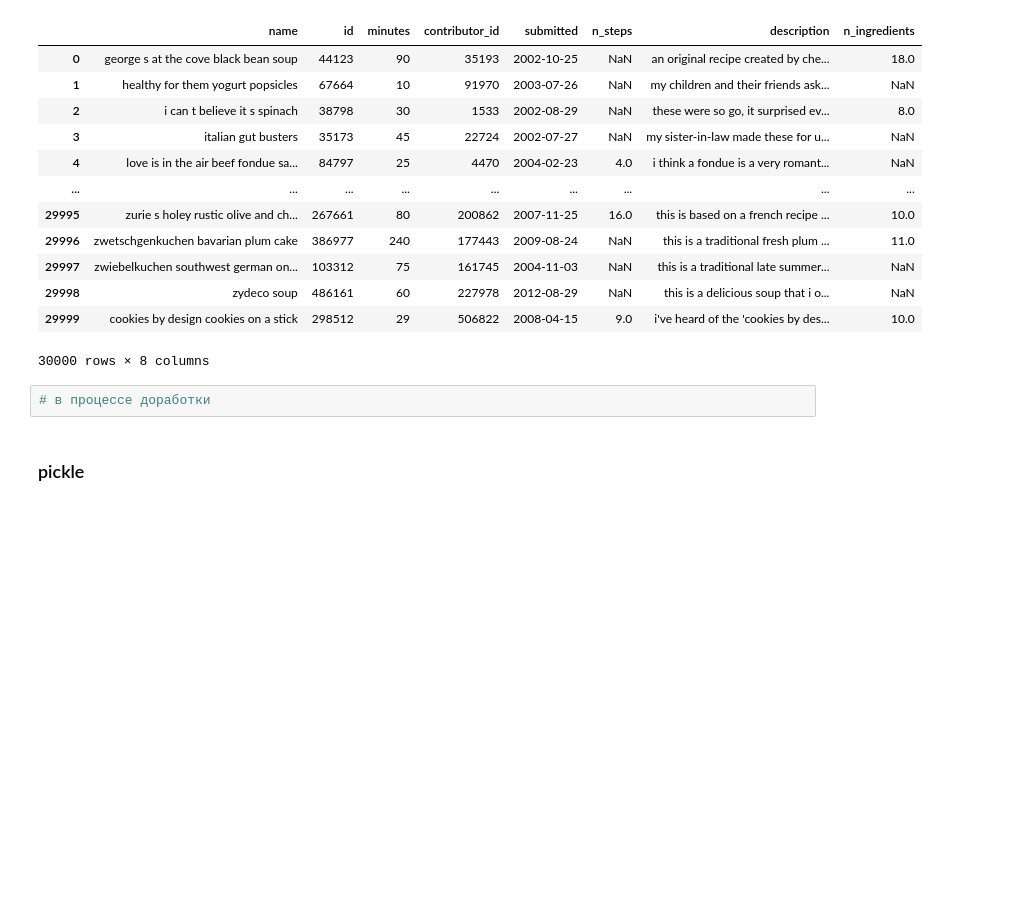
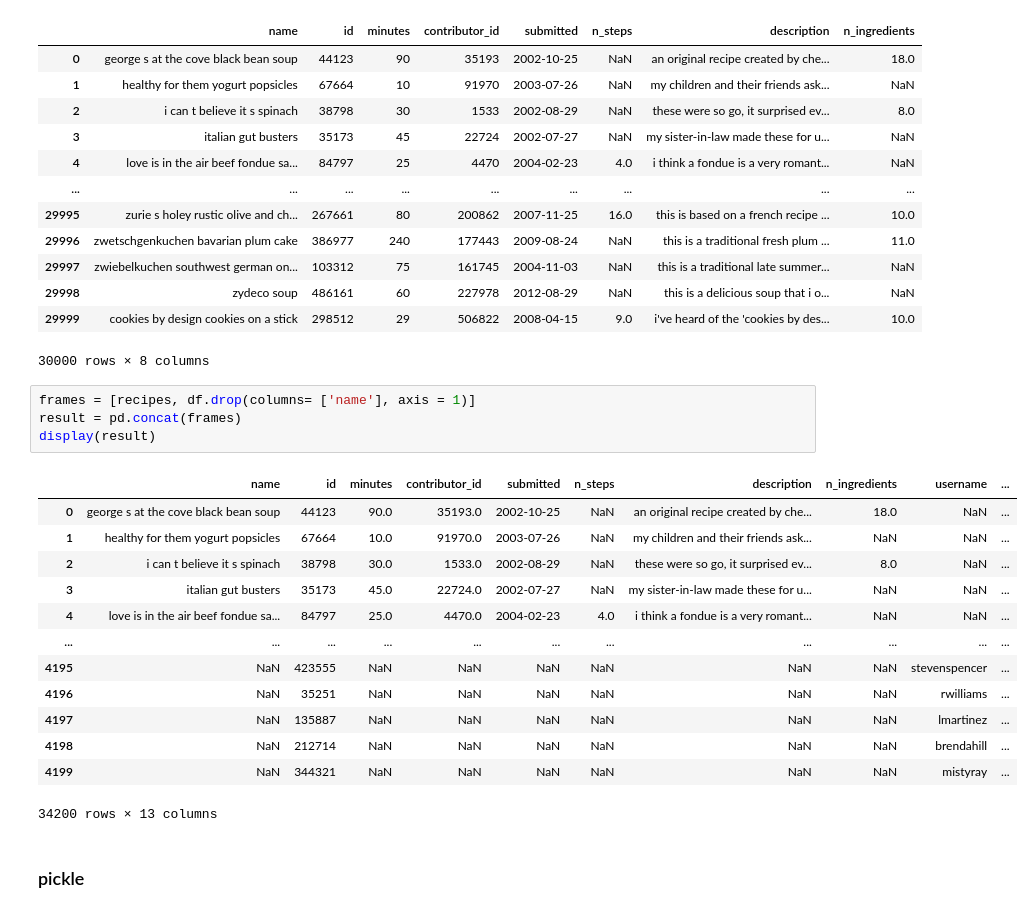
Before and after one commit to ms236566/-, a Jupyter notebook: Лаб_раб_3_data_files_ДПИ23_1_МосквичеваОВ.ipynb, the cells around one changed output. Drawn from its saved outputs; the diff is of its cells as text; blank space fills up the shorter version.

```diff
--- a/Лаб_раб_3_data_files_ДПИ23_1_МосквичеваОВ.ipynb
+++ b/Лаб_раб_3_data_files_ДПИ23_1_МосквичеваОВ.ipynb
@@ -176,8 +120,24 @@ recipes_sample
 | 29998 | zydeco soup | 486161 | 60 | 227978 | 2012-08-29 | NaN | this is a delicious soup that i o... | NaN |
 | 29999 | cookies by design cookies on a stick | 298512 | 29 | 506822 | 2008-04-15 | 9.0 | i've heard of the 'cookies by des... | 10.0 |
 30000 rows × 8 columns
-# %%
-# в процессе доработки
+# %%
+frames = [recipes, df.drop(columns= ['name'], axis = 1)]
+result = pd.concat(frames)
+display(result)
+# %% [output]
+|  | name | id | minutes | contributor_id | submitted | n_steps | description | n_ingredients | username | ... |
+| 0 | george s at the cove black bean soup | 44123 | 90.0 | 35193.0 | 2002-10-25 | NaN | an original recipe created by che... | 18.0 | NaN | ... |
+| 1 | healthy for them yogurt popsicles | 67664 | 10.0 | 91970.0 | 2003-07-26 | NaN | my children and their friends ask... | NaN | NaN | ... |
+| 2 | i can t believe it s spinach | 38798 | 30.0 | 1533.0 | 2002-08-29 | NaN | these were so go, it surprised ev... | 8.0 | NaN | ... |
+| 3 | italian gut busters | 35173 | 45.0 | 22724.0 | 2002-07-27 | NaN | my sister-in-law made these for u... | NaN | NaN | ... |
+| 4 | love is in the air beef fondue sa... | 84797 | 25.0 | 4470.0 | 2004-02-23 | 4.0 | i think a fondue is a very romant... | NaN | NaN | ... |
+| ... | ... | ... | ... | ... | ... | ... | ... | ... | ... | ... |
+| 4195 | NaN | 423555 | NaN | NaN | NaN | NaN | NaN | NaN | stevenspencer | ... |
+| 4196 | NaN | 35251 | NaN | NaN | NaN | NaN | NaN | NaN | rwilliams | ... |
+| 4197 | NaN | 135887 | NaN | NaN | NaN | NaN | NaN | NaN | lmartinez | ... |
+| 4198 | NaN | 212714 | NaN | NaN | NaN | NaN | NaN | NaN | brendahill | ... |
+| 4199 | NaN | 344321 | NaN | NaN | NaN | NaN | NaN | NaN | mistyray | ... |
+34200 rows × 13 columns
 # %% [markdown]
 ### pickle
 # %% [markdown]
```
Also changed, not shown: parts of 14 cells of this notebook.
